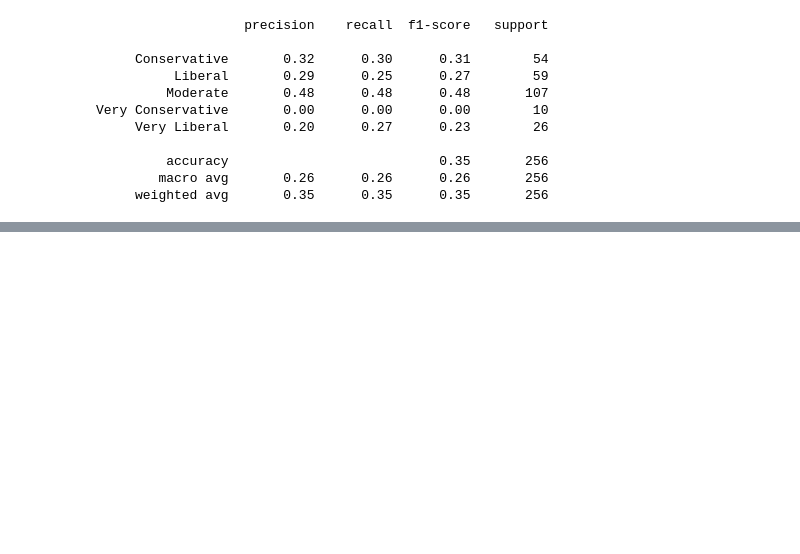
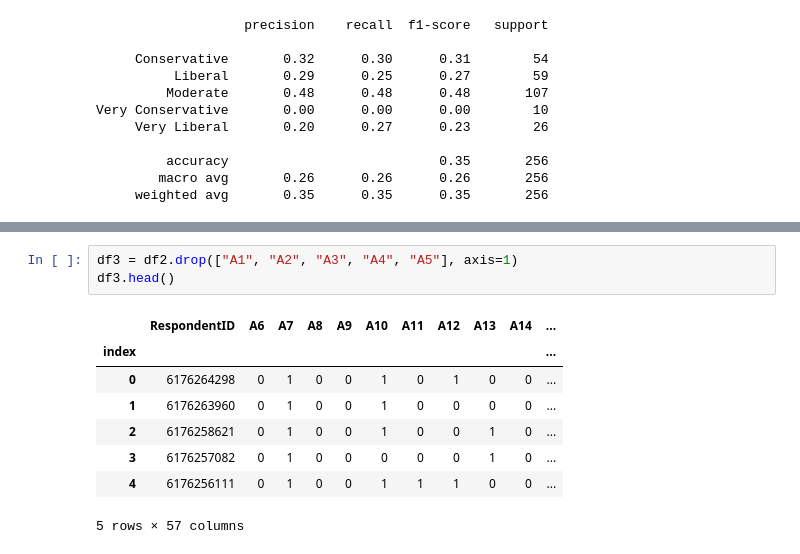
Before and after one commit to mandymccabe/Final_Project, a Jupyter notebook: FinalProjectMachineLearning.ipynb, the cells around one changed output, grey strips where cells are left out. Saved outputs shown, nothing was run; the diff lists cells and outputs as text; blank space fills up the shorter version.

```diff
--- a/FinalProjectMachineLearning.ipynb
+++ b/FinalProjectMachineLearning.ipynb
@@ -166,0 +217,12 @@ Very Conservative       0.00      0.00      0.00        10
+# %%
+df3 = df2.drop(["A1", "A2", "A3", "A4", "A5"], axis=1)
+df3.head()
+# %% [output]
+|  | RespondentID | A6 | A7 | A8 | A9 | A10 | A11 | A12 | A13 | A14 | ... |
+| index |  |  |  |  |  |  |  |  |  |  | ... |
+| 0 | 6176264298 | 0 | 1 | 0 | 0 | 1 | 0 | 1 | 0 | 0 | ... |
+| 1 | 6176263960 | 0 | 1 | 0 | 0 | 1 | 0 | 0 | 0 | 0 | ... |
+| 2 | 6176258621 | 0 | 1 | 0 | 0 | 1 | 0 | 0 | 1 | 0 | ... |
+| 3 | 6176257082 | 0 | 1 | 0 | 0 | 0 | 0 | 0 | 1 | 0 | ... |
+| 4 | 6176256111 | 0 | 1 | 0 | 0 | 1 | 1 | 1 | 0 | 0 | ... |
+5 rows × 57 columns
```
Also changed, not shown: parts of 17 cells of this notebook.
